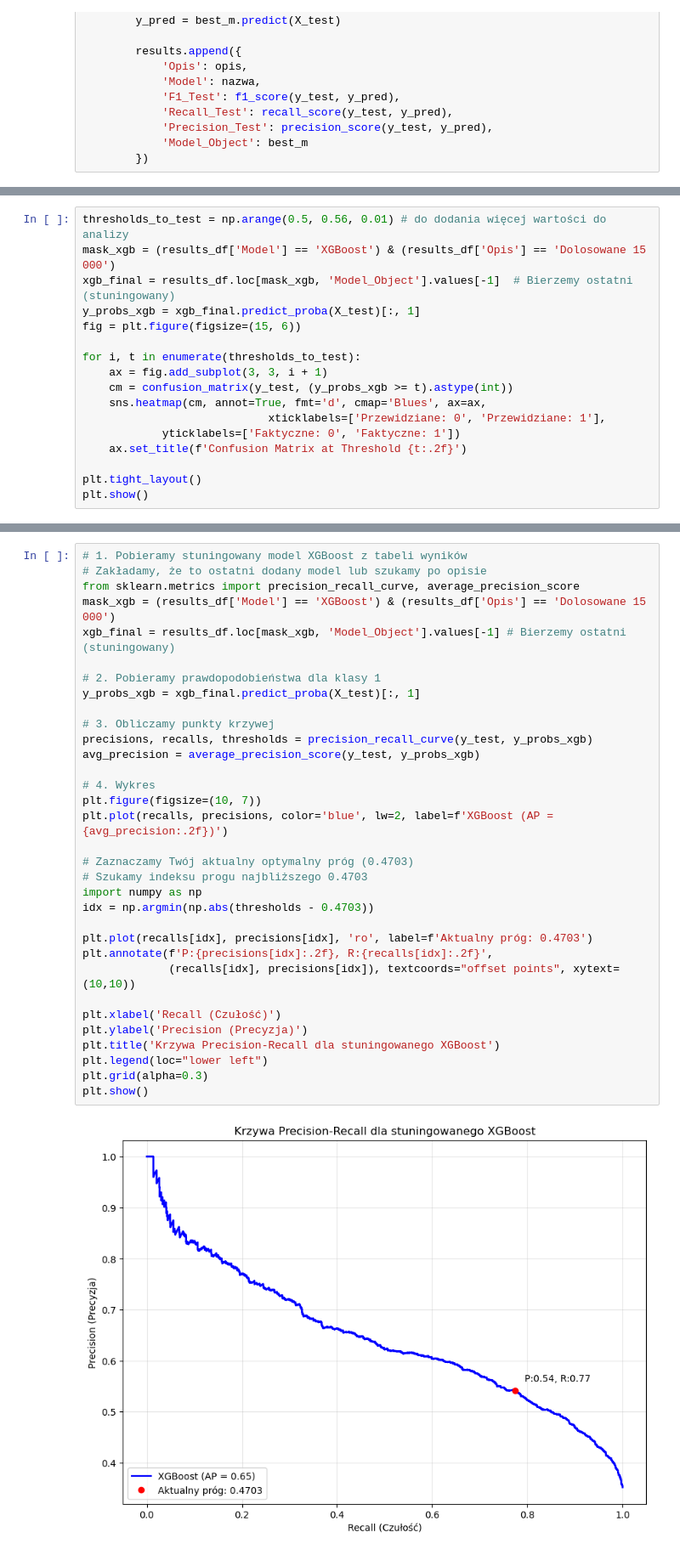
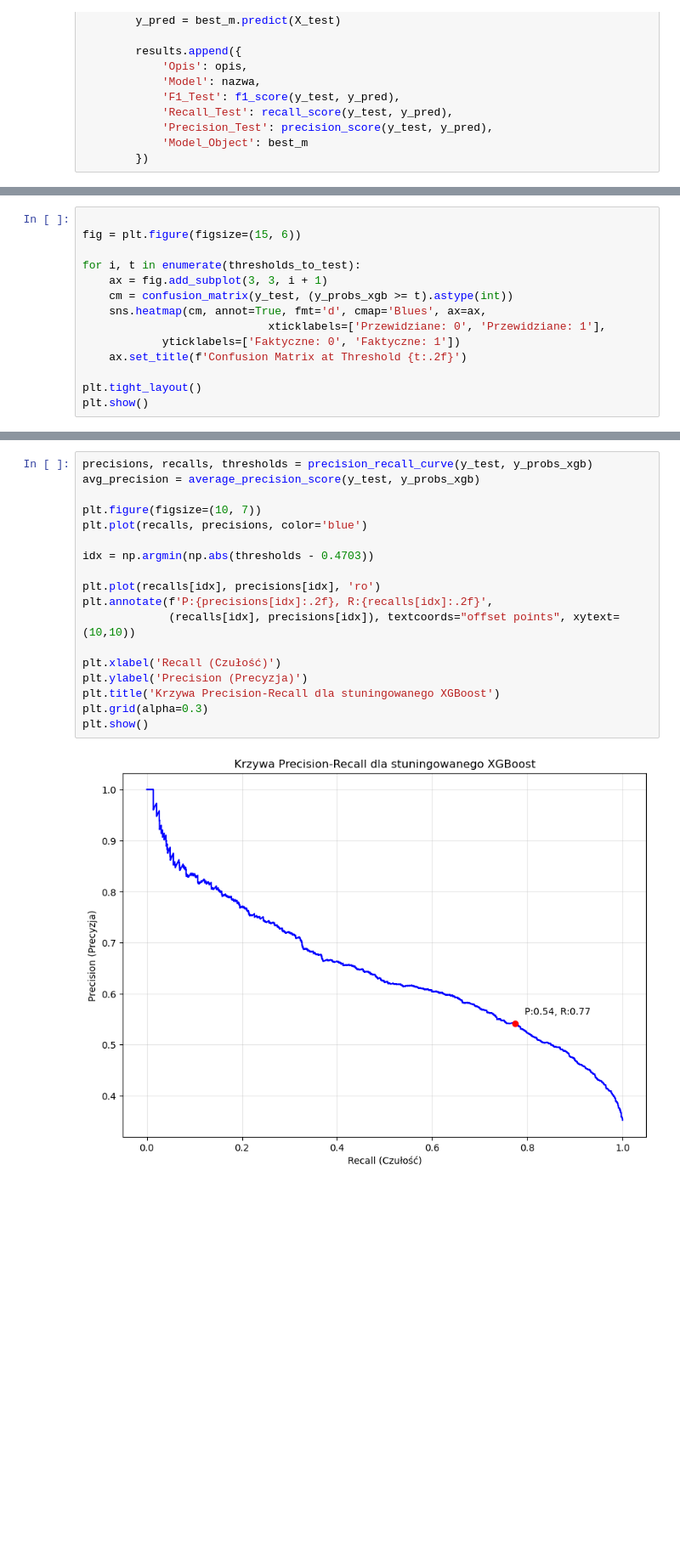
Before and after one commit to malgorzatakukielka/default, a Jupyter notebook: analiza.ipynb, the cells around one changed output, grey strips where cells are left out. Shown at 85% size. Cells and saved outputs as stored; diff of their text form; blank space fills up the shorter version.

```diff
--- a/analiza.ipynb
+++ b/analiza.ipynb
@@ -565,8 +553,5 @@ Próg 0.56: Precision=0.58, Recall=0.68 [[2383  857]
 # %%
-thresholds_to_test = np.arange(0.5, 0.56, 0.01) # do dodania więcej wartości do analizy
-mask_xgb = (results_df['Model'] == 'XGBoost') & (results_df['Opis'] == 'Dolosowane 15 000')
-xgb_final = results_df.loc[mask_xgb, 'Model_Object'].values[-1]  # Bierzemy ostatni (stuningowany)
-y_probs_xgb = xgb_final.predict_proba(X_test)[:, 1]
+
 fig = plt.figure(figsize=(15, 6))
 
 for i, t in enumerate(thresholds_to_test):
@@ -584,35 +569,20 @@ plt.show()
 # %%
-# 1. Pobieramy stuningowany model XGBoost z tabeli wyników
-# Zakładamy, że to ostatni dodany model lub szukamy po opisie
-from sklearn.metrics import precision_recall_curve, average_precision_score
-mask_xgb = (results_df['Model'] == 'XGBoost') & (results_df['Opis'] == 'Dolosowane 15 000')
-xgb_final = results_df.loc[mask_xgb, 'Model_Object'].values[-1] # Bierzemy ostatni (stuningowany)
-
-# 2. Pobieramy prawdopodobieństwa dla klasy 1
-y_probs_xgb = xgb_final.predict_proba(X_test)[:, 1]
-
-# 3. Obliczamy punkty krzywej
 precisions, recalls, thresholds = precision_recall_curve(y_test, y_probs_xgb)
 avg_precision = average_precision_score(y_test, y_probs_xgb)
 
-# 4. Wykres
 plt.figure(figsize=(10, 7))
-plt.plot(recalls, precisions, color='blue', lw=2, label=f'XGBoost (AP = {avg_precision:.2f})')
+plt.plot(recalls, precisions, color='blue')
 
-# Zaznaczamy Twój aktualny optymalny próg (0.4703)
-# Szukamy indeksu progu najbliższego 0.4703
-import numpy as np
 idx = np.argmin(np.abs(thresholds - 0.4703))
 
-plt.plot(recalls[idx], precisions[idx], 'ro', label=f'Aktualny próg: 0.4703')
+plt.plot(recalls[idx], precisions[idx], 'ro')
 plt.annotate(f'P:{precisions[idx]:.2f}, R:{recalls[idx]:.2f}',
              (recalls[idx], precisions[idx]), textcoords="offset points", xytext=(10,10))
 
 plt.xlabel('Recall (Czułość)')
 plt.ylabel('Precision (Precyzja)')
 plt.title('Krzywa Precision-Recall dla stuningowanego XGBoost')
-plt.legend(loc="lower left")
 plt.grid(alpha=0.3)
 plt.show()
 # %% [output]
-[figure, old version]
+[figure, new version]
```
Also changed, not shown: parts of 14 cells of this notebook.
